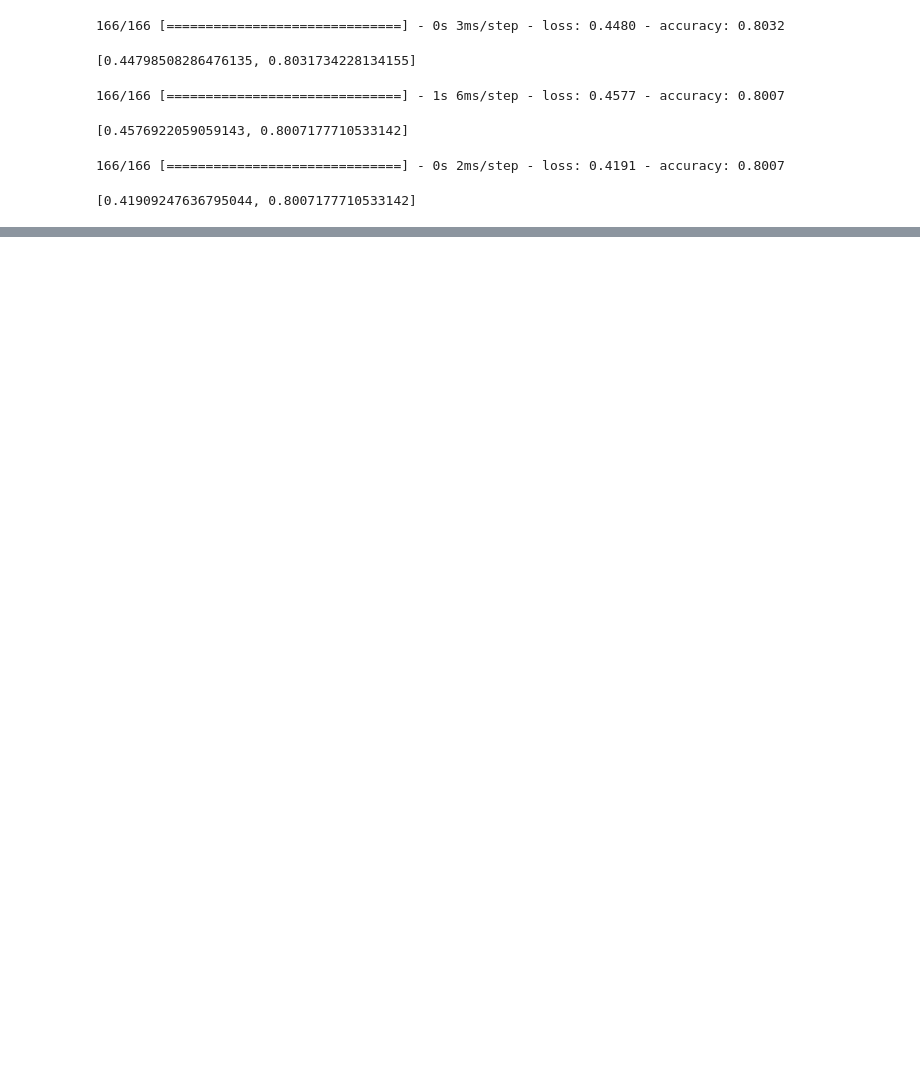
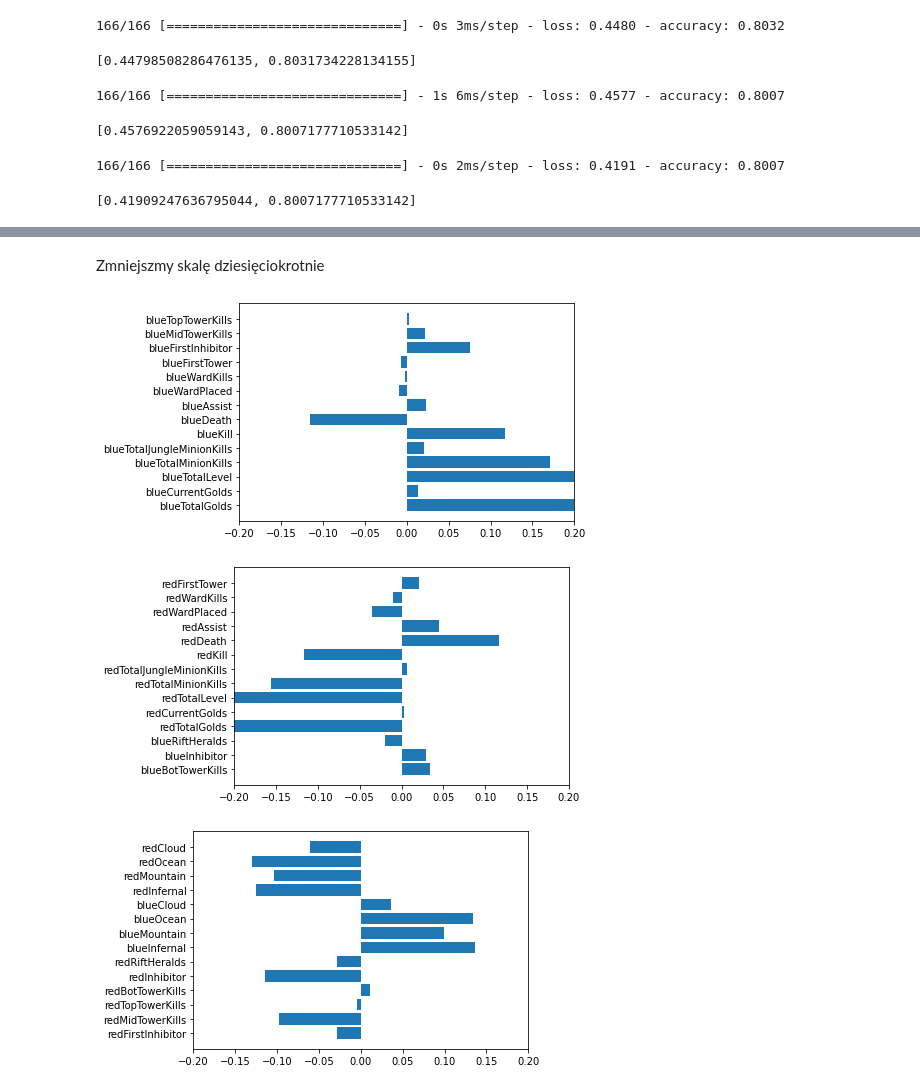
Before and after one commit to Bloczek227/Projekt-PSI, a Jupyter notebook: Projekt_clf15.ipynb, the cells around one changed output, grey strips where cells are left out. Saved outputs shown, nothing was run; the diff lists cells and outputs as text; code cells hidden in the pictures; blank space fills up the shorter version.

```diff
--- a/Projekt_clf15.ipynb
+++ b/Projekt_clf15.ipynb
@@ -1021,0 +1060,16 @@ model6.evaluate(X_test_scaled,y_test_clf15)
+# %% [markdown]
+Zmniejszmy skalę dziesięciokrotnie
+# %%
+plt.barh(X_train_clf15.keys()[0:14], grid_clf15_2.best_estimator_._final_estimator.coef_[0][0:14])
+plt.xlim(-0.2,0.2)
+plt.show()
+plt.barh(X_train_clf15.keys()[14:28], grid_clf15_2.best_estimator_._final_estimator.coef_[0][14:28])
+plt.xlim(-0.2,0.2)
+plt.show()
+plt.barh(X_train_clf15.keys()[28:], grid_clf15_2.best_estimator_._final_estimator.coef_[0][28:])
+plt.xlim(-0.2,0.2)
+plt.show()
+# %% [output]
+[figure, added]
+[figure, added]
+[figure, added]
```
Also changed, not shown: parts of 13 cells of this notebook, 2 other files.
